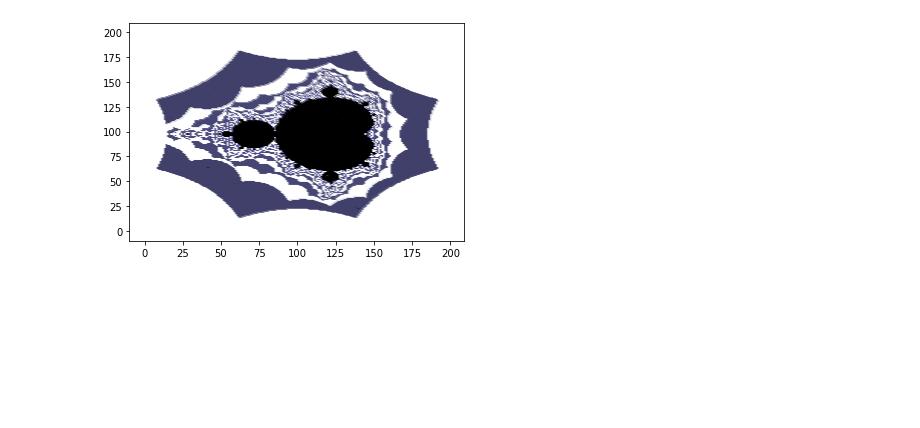
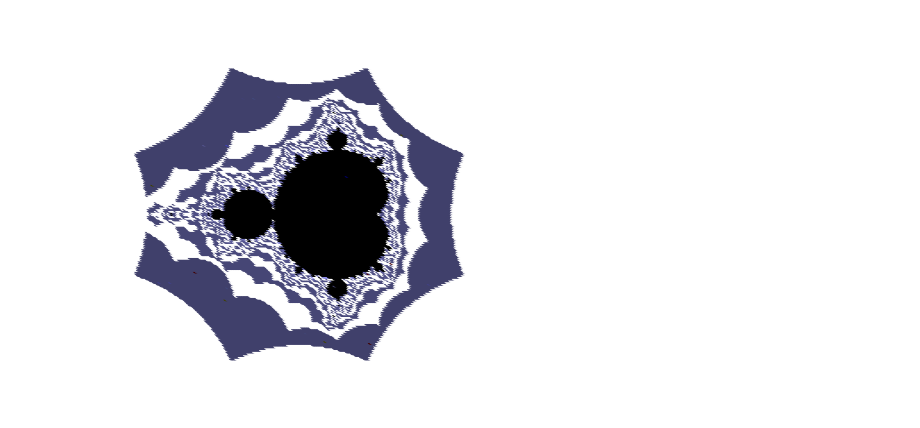
Before and after one commit to marunaderieg/Performance, a Jupyter notebook: programs/mandelbrot/show_mandelbrot_set.ipynb, the cells around one changed output. Drawn from its saved outputs; the diff is of its cells as text; code cells hidden in the pictures; blank space fills up the shorter version.

```diff
--- a/programs/mandelbrot/show_mandelbrot_set.ipynb
+++ b/programs/mandelbrot/show_mandelbrot_set.ipynb
@@ -24,6 +24,8 @@ for j in np.arange(n-1):
     y = np.concatenate((y,np.ones(m)*j+1))
 # %%
 # plot
-plt.scatter(x, y, c=hex);
+fig,ax = plt.subplots(figsize=(7,n/m*7))
+ax.scatter(x, y, c=hex)
+ax.axis('off');
 # %% [output]
-[figure, old version]
+[figure, new version]
```
Also changed, not shown: 5 other files.
